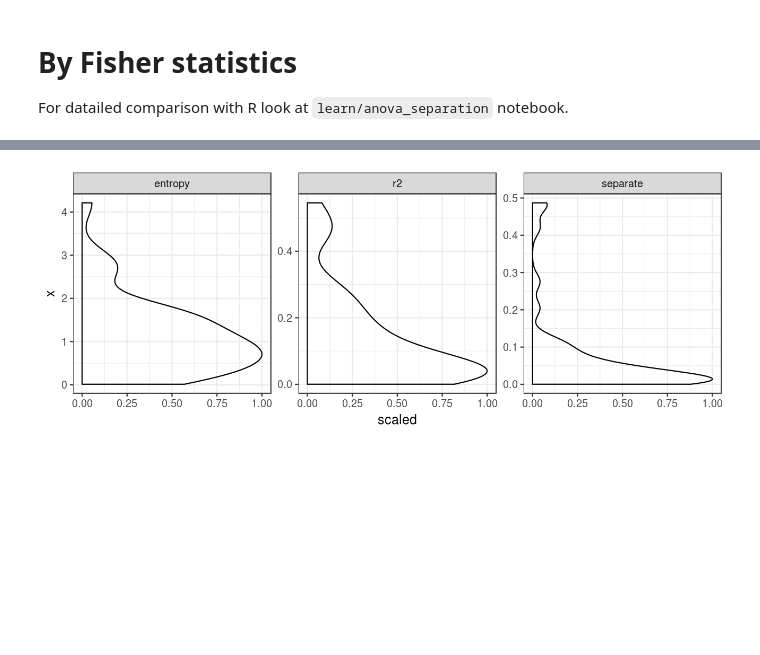
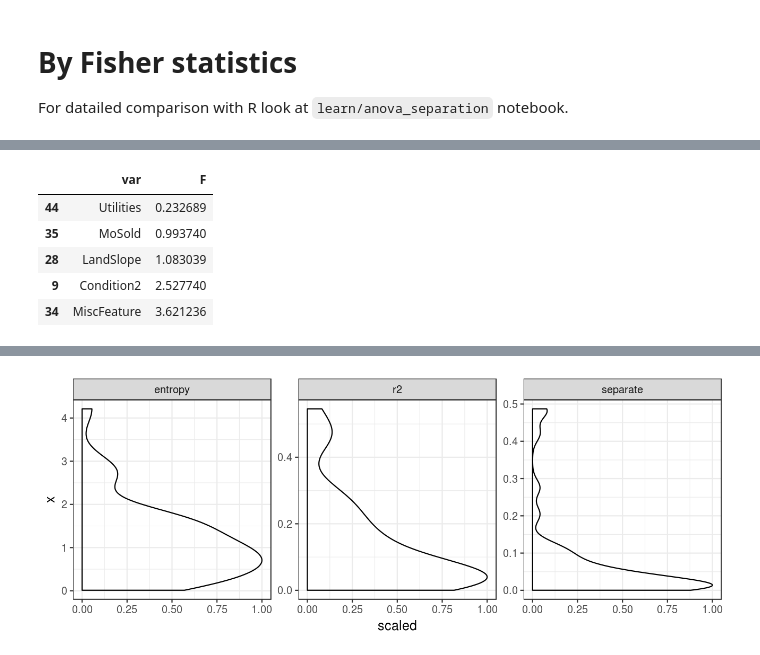
Before and after one commit to MatrixNorm/kaggle, a Jupyter notebook: pybooks/house_prices/01_first_look.ipynb, the cells around one changed output, grey strips where cells are left out. Drawn from its saved outputs; the diff is of its cells as text; code cells hidden in the pictures; blank space fills up the shorter version.

```diff
--- a/pybooks/house_prices/01_first_look.ipynb
+++ b/pybooks/house_prices/01_first_look.ipynb
@@ -483,0 +443,9 @@ x
+# %%
+categ_vars_by_fisher.head()
+# %% [output]
+|  | var | F |
+| 44 | Utilities | 0.232689 |
+| 35 | MoSold | 0.993740 |
+| 28 | LandSlope | 1.083039 |
+| 9 | Condition2 | 2.527740 |
+| 34 | MiscFeature | 3.621236 |
```
Also changed, not shown: parts of 4 cells of this notebook, 3 other files.
